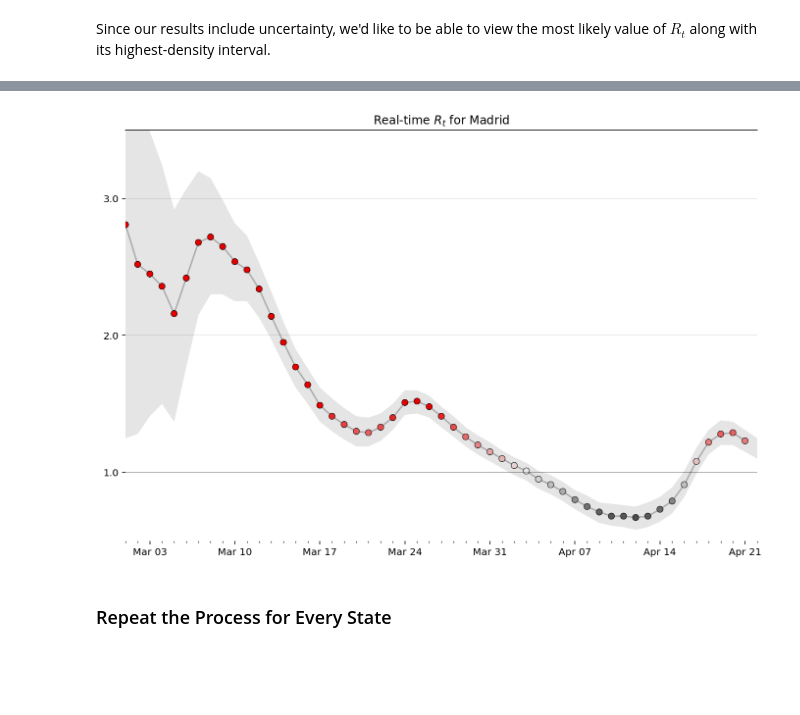
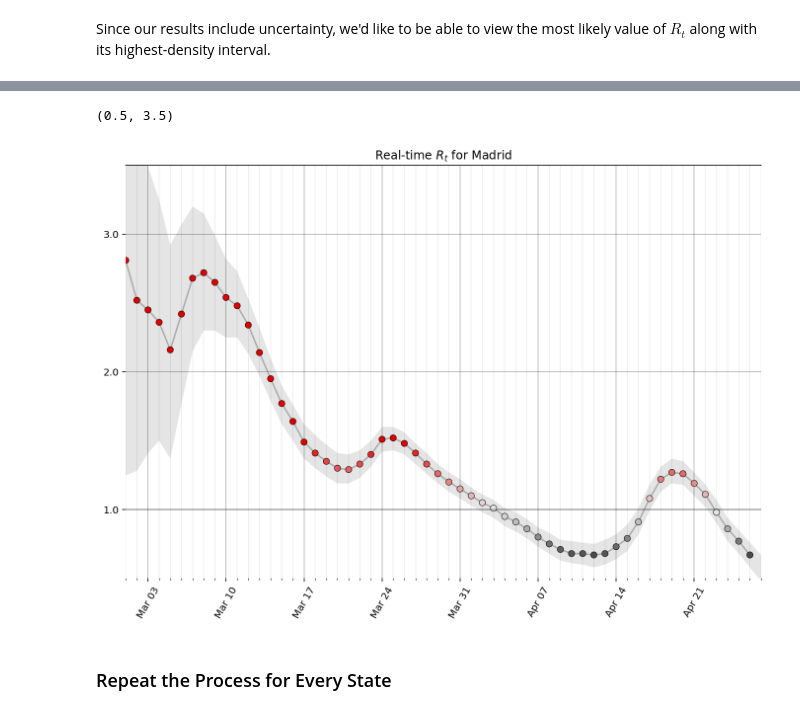
Before and after one commit to jgdelrio/covid-data, a Jupyter notebook: notebooks/realtime_Rt_SP.ipynb, the cells around one changed output, grey strips where cells are left out. Cells and saved outputs as stored; diff of their text form; code cells hidden in the pictures; blank space fills up the shorter version.

```diff
--- a/notebooks/realtime_Rt_SP.ipynb
+++ b/notebooks/realtime_Rt_SP.ipynb
@@ -450,5 +450,5 @@ result.tail()
 # %%
-def plot_rt(result, ax, region):
+def plot_rt(result, ax, region, which='major'):
 
     ax.set_title(f"{region}")
 
@@ -494,38 +494,47 @@ def plot_rt(result, ax, region):
                     color='k',
                     alpha=.1,
                     lw=0,
                     zorder=3)
 
-    ax.axhline(1.0, c='k', lw=1, label='$R_t=1.0$', alpha=.25);
+    ax.axhline(1.0, c='k', lw=1, label='$R_t=1.0$', alpha=.35);
 
     # Formatting
     ax.xaxis.set_major_locator(mdates.MonthLocator())
     ax.xaxis.set_major_formatter(mdates.DateFormatter('%b'))
     ax.xaxis.set_minor_locator(mdates.DayLocator())
 
     ax.yaxis.set_major_locator(ticker.MultipleLocator(1))
     ax.yaxis.set_major_formatter(ticker.StrMethodFormatter("{x:.1f}"))
     ax.yaxis.tick_left()
+
     ax.spines['left'].set_visible(False)
     ax.spines['bottom'].set_visible(False)
     ax.spines['right'].set_visible(False)
     ax.margins(0)
-    ax.grid(which='major', axis='y', c='k', alpha=.1, zorder=-2)
+
+    major_ticks = [k for k in np.arange(0, len(result.index))
+                   if result.index[k].day in [1, *np.arange(6, 31, 5)]]
+    ax.set_xticks(np.arange(0, 50, 5))
+
+    ax.grid(which='minor', c='k', alpha=0.08, zorder=-2)
+    ax.grid(which='major', c='k', alpha=0.3, zorder=-2)
     ax.margins(0)
     ax.set_ylim(0.0,3.5)
     ax.set_xlim(pd.Timestamp('2020-03-01'), result.index.get_level_values('Date')[-1]+pd.Timedelta(days=1))
+    ax.tick_params(axis='x', rotation=60)
     fig.set_facecolor('w')
+    ax.xaxis.set_major_locator(mdates.WeekdayLocator())
+    ax.xaxis.set_major_formatter(mdates.DateFormatter('%b %d'))
 
 
 fig, ax = plt.subplots(figsize=(600/fig_factor, 400/fig_factor))
 
 plot_rt(result, ax, region)
 ax.set_title(f'Real-time $R_t$ for {region}')
 ax.set_ylim(.5,3.5)
-ax.xaxis.set_major_locator(mdates.WeekdayLocator())
-ax.xaxis.set_major_formatter(mdates.DateFormatter('%b %d'))
 # %% [output]
+(0.5, 3.5)
-[figure, old version]
+[figure, new version]
 # %% [markdown]
 ### Repeat the Process for Every State
 # %%
```
Also changed, not shown: parts of 12 cells of this notebook, 11 other files.
